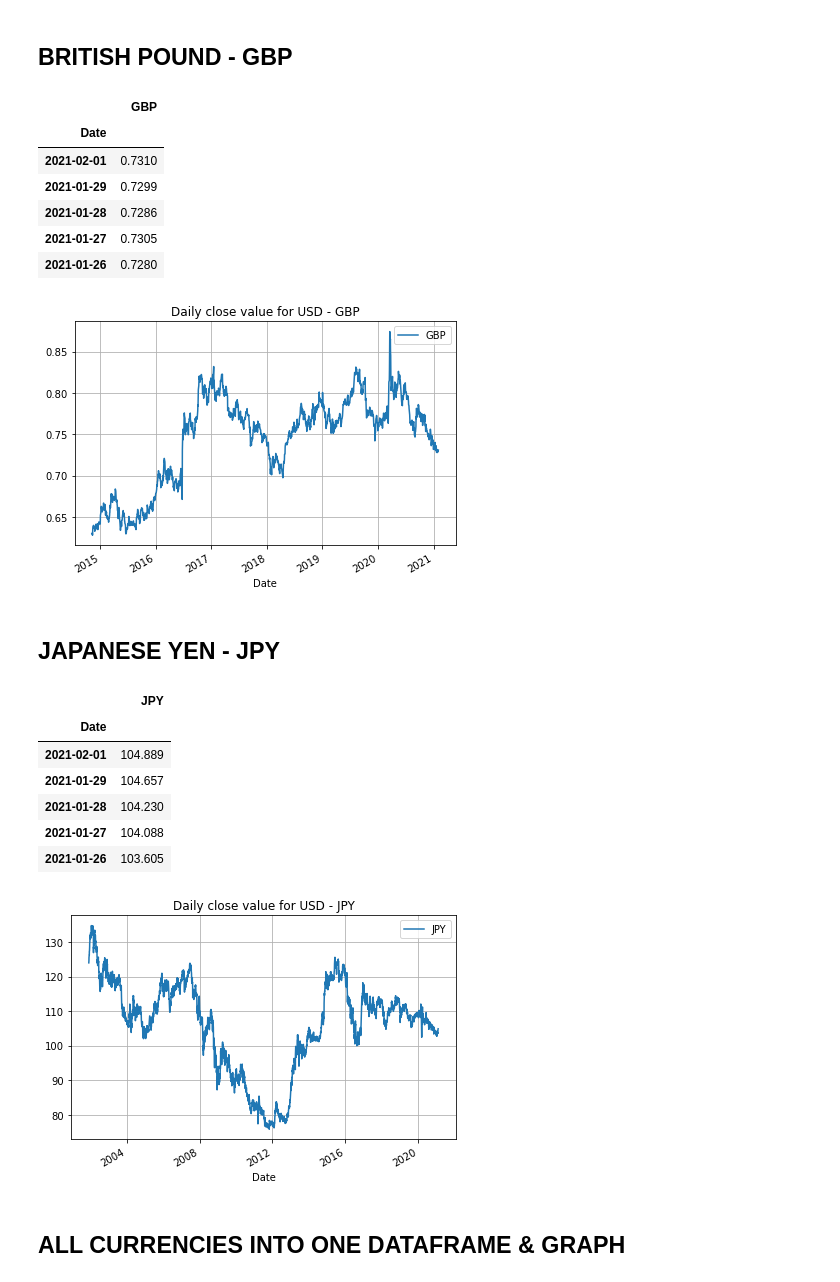
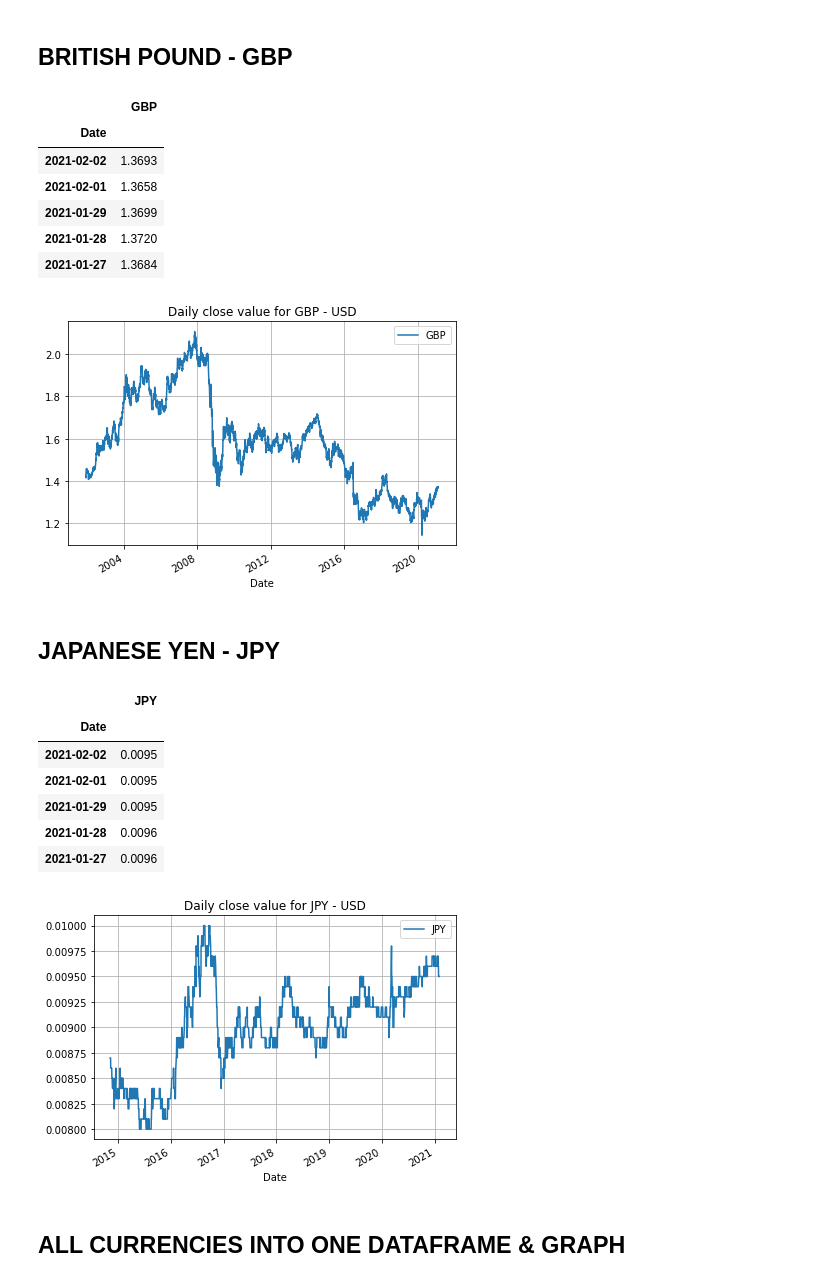
Before and after one commit to hmhadi/Project_1, a Jupyter notebook: forex_api.ipynb, the cells around one changed output. Drawn from its saved outputs; the diff is of its cells as text; code cells hidden in the pictures.

```diff
--- a/forex_api.ipynb
+++ b/forex_api.ipynb
@@ -114,7 +104,7 @@ plt.show()
 ## ARGENTINE PESO - ARS
 # %%
 #USD-ARS DATA
-data, meta_data = fx.get_currency_exchange_daily(from_symbol='USD',to_symbol='ARS', outputsize='full')
+data, meta_data = fx.get_currency_exchange_daily(from_symbol='ARS',to_symbol='USD', outputsize='full')
 
 ARS_df = pd.DataFrame()
 
@@ -152,7 +142,7 @@ plt.show()
 ## AUSTRALIAN DOLLAR - AUD
 # %%
 #USD-AUD DATA
-data, meta_data = fx.get_currency_exchange_daily(from_symbol='USD',to_symbol='AUD', outputsize='full')
+data, meta_data = fx.get_currency_exchange_daily(from_symbol='AUD',to_symbol='USD', outputsize='full')
 
 AUD_df = pd.DataFrame()
 
@@ -190,7 +180,7 @@ plt.show()
 ## BRITISH POUND - GBP
 # %%
 #USD-GBP DATA
-data, meta_data = fx.get_currency_exchange_daily(from_symbol='USD',to_symbol='GBP', outputsize='full')
+data, meta_data = fx.get_currency_exchange_daily(from_symbol='GBP',to_symbol='USD', outputsize='full')
 
 GBP_df = pd.DataFrame()
 
@@ -211,24 +201,24 @@ GBP_df.head()
 # %% [output]
 |  | GBP |
 | Date |  |
-| 2021-02-01 | 0.7310 |
-| 2021-01-29 | 0.7299 |
-| 2021-01-28 | 0.7286 |
-| 2021-01-27 | 0.7305 |
-| 2021-01-26 | 0.7280 |
+| 2021-02-02 | 1.3693 |
+| 2021-02-01 | 1.3658 |
+| 2021-01-29 | 1.3699 |
+| 2021-01-28 | 1.3720 |
+| 2021-01-27 | 1.3684 |
 # %%
 GBP_df.plot()
 plt.tight_layout()
-plt.title('Daily close value for USD - GBP')
+plt.title('Daily close value for GBP - USD')
 plt.grid()
 plt.show()
 # %% [output]
-[figure, old version]
+[figure, new version]
 # %% [markdown]
 ## JAPANESE YEN - JPY
 # %%
 #USD-JPY DATA
-data, meta_data = fx.get_currency_exchange_daily(from_symbol='USD',to_symbol='JPY', outputsize='full')
+data, meta_data = fx.get_currency_exchange_daily(from_symbol='JPY',to_symbol='USD', outputsize='full')
 
 JPY_df = pd.DataFrame()
 
@@ -249,19 +239,19 @@ JPY_df.head()
 # %% [output]
 |  | JPY |
 | Date |  |
-| 2021-02-01 | 104.889 |
-| 2021-01-29 | 104.657 |
-| 2021-01-28 | 104.230 |
-| 2021-01-27 | 104.088 |
-| 2021-01-26 | 103.605 |
+| 2021-02-02 | 0.0095 |
+| 2021-02-01 | 0.0095 |
+| 2021-01-29 | 0.0095 |
+| 2021-01-28 | 0.0096 |
+| 2021-01-27 | 0.0096 |
 # %%
 JPY_df.plot()
 plt.tight_layout()
-plt.title('Daily close value for USD - JPY')
+plt.title('Daily close value for JPY - USD')
 plt.grid()
 plt.show()
 # %% [output]
-[figure, old version]
+[figure, new version]
 # %% [markdown]
 ## ALL CURRENCIES INTO ONE DATAFRAME & GRAPH
 # %%
```
Also changed, not shown: parts of 24 cells of this notebook.
